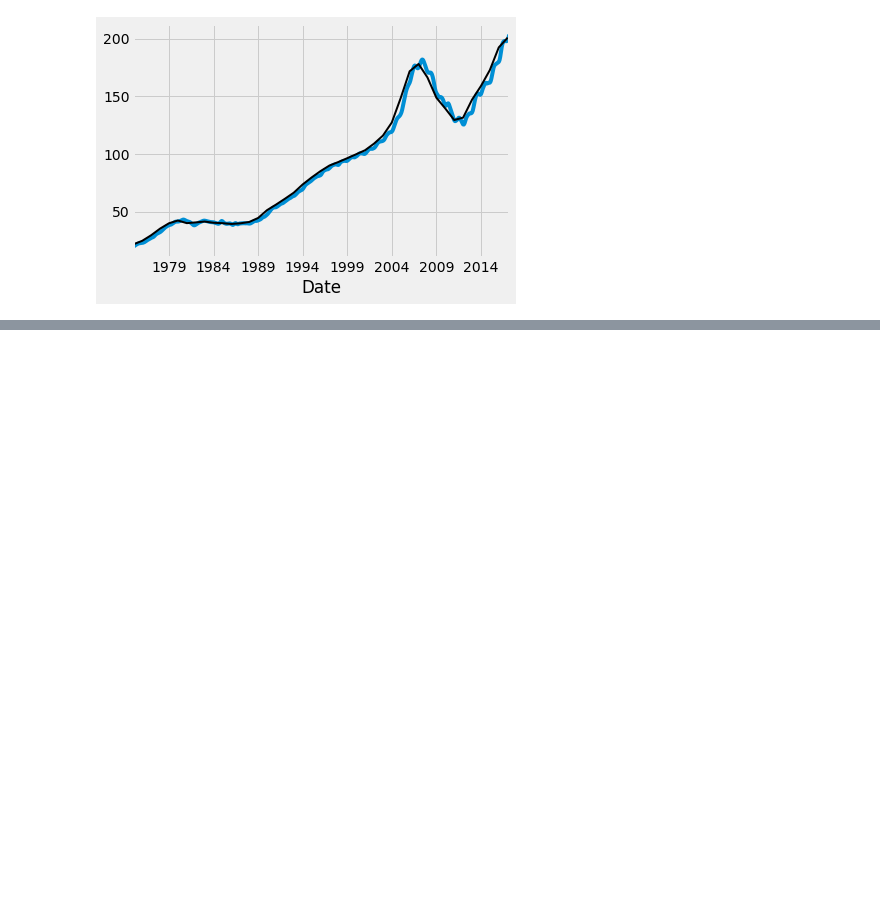
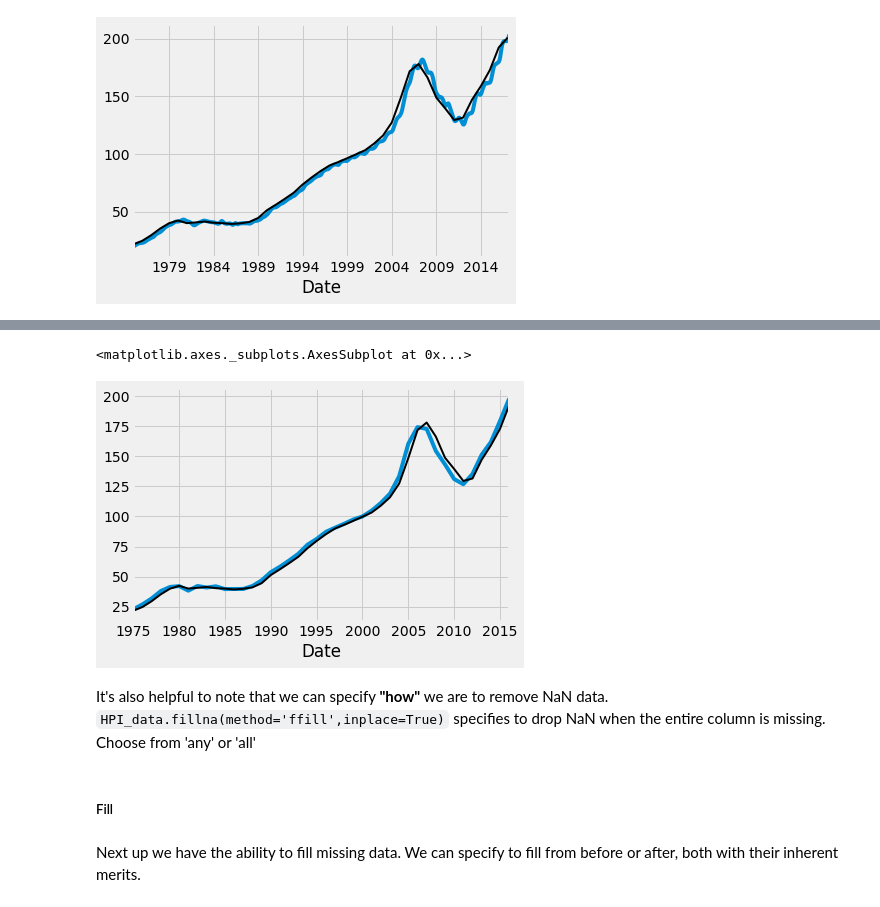
Before and after one commit to jaredconnor301/national_housing_price_analysis, a Jupyter notebook: real_estate_analysis.ipynb, the cells around one changed output, grey strips where cells are left out. Drawn from its saved outputs; the diff is of its cells as text; code cells hidden in the pictures; blank space fills up the shorter version.

Commit message:
Update
Added:
1) Missing data
2) Rolling statistics

```diff
--- a/real_estate_analysis.ipynb
+++ b/real_estate_analysis.ipynb
@@ -126,5 +142,6 @@ This is pretty interesting. Most markets are pretty highly correlated (value clo
 # %% [markdown]
 Just for practice, I'm going to work on transform the data. This is fairly easy using pandas because of built in functions. We can re-sample by years, quarters, months, weeks, days, and even seconds (looking at you finance people). This can be a helpful practice to seasonally adjust series if need be.
 # %%
-HPI_data_SA1yr = HPI_data['OR'].resample('A').mean()
+HPI_data['OR_SA'] = HPI_data['OR'].resample('A').mean()
+HPI_data_SA = HPI_data['OR'].resample('A').mean()
 # %%
@@ -136,0 +177,3 @@ plt.show()
+# %%
+HPI_data.dropna(inplace=True)
+print(HPI_data[['OR','OR_SA']].head())
@@ -136,0 +188,15 @@ plt.show()
+# %%
+fig = plt.figure()
+ax1 = plt.subplot2grid((1,1), (0,0))
+
+HPI_data['OR'].plot(ax=ax1)
+HPI_data['OR_SA'].plot(ax=ax1, linewidth=2, color='k')
+# %% [output]
+<matplotlib.axes._subplots.AxesSubplot at 0x...>
+[figure, added]
+# %% [markdown]
+It's also helpful to note that we can specify __"how"__ we are to remove NaN data. `HPI_data.fillna(method='ffill',inplace=True)` specifies to drop NaN when the entire column is missing. Choose from 'any' or 'all'
+# %% [markdown]
+##### Fill
+# %% [markdown]
+Next up we have the ability to fill missing data. We can specify to fill from before or after, both with their inherent merits.
```
Also changed, not shown: parts of 30 cells of this notebook.
